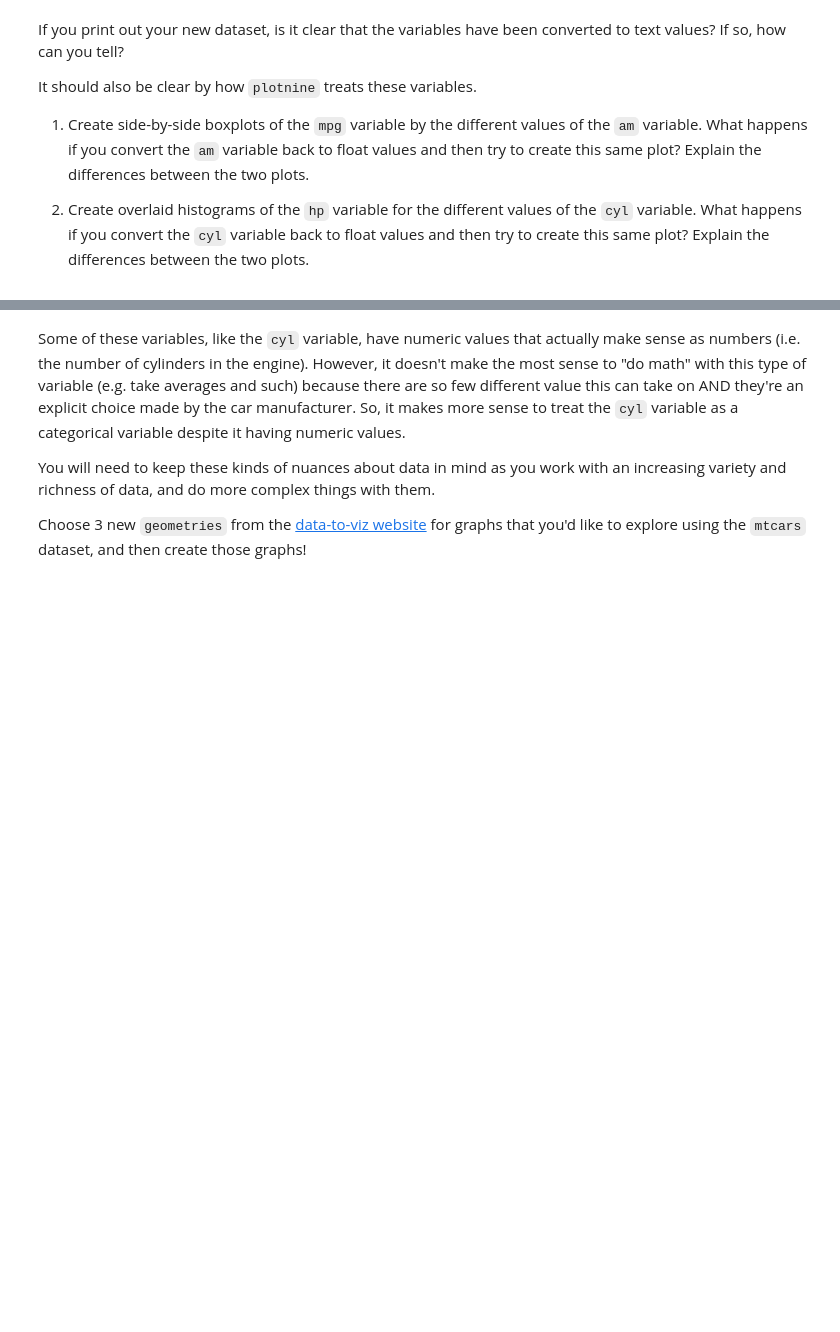
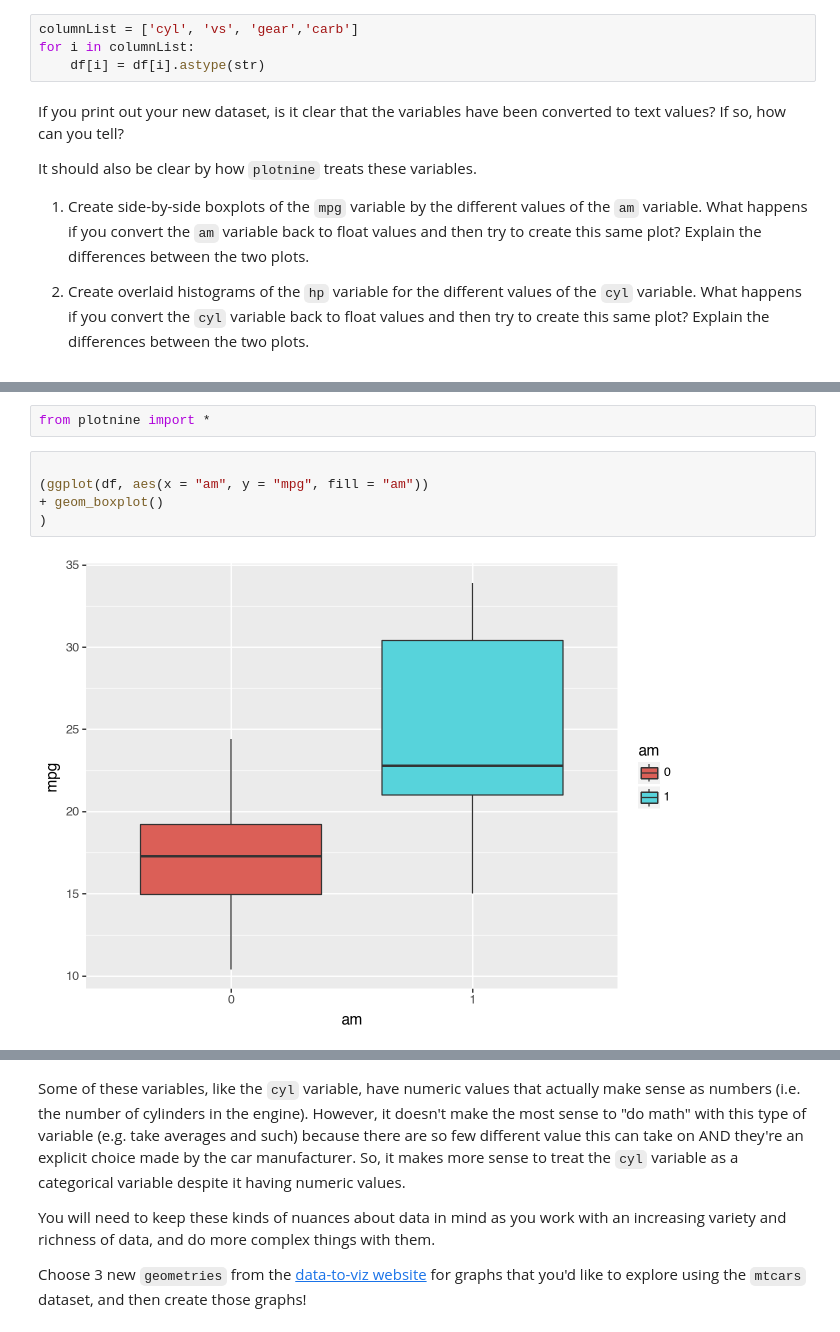
Before and after one commit to whyBenji/Activity-1.3, a Jupyter notebook: JatinActivity1.3.ipynb, the cells around one changed output, grey strips where cells are left out. Drawn from its saved outputs; the diff is of its cells as text; blank space fills up the shorter version.

```diff
--- a/JatinActivity1.3.ipynb
+++ b/JatinActivity1.3.ipynb
@@ -20,6 +39,10 @@ Use the `astype()` method to convert the categorical variables of the `mtcars` (
 df["am"] = df["am"].astype(str)
 
 # Convert the other variables below
+# %%
+columnList = ['cyl', 'vs', 'gear','carb']
+for i in columnList:
+    df[i] = df[i].astype(str)
 # %% [markdown]
 If you print out your new dataset, is it clear that the variables have been converted to text values? If so, how can you tell?
 
@@ -34,0 +75,9 @@ It should also be clear by how `plotnine` treats these variables.
+# %%
+from plotnine import *
+# %%
+
+(ggplot(df, aes(x = "am", y = "mpg", fill = "am"))
++ geom_boxplot()
+)
+# %% [output]
+[figure, added]
```
Also changed, not shown: parts of 13 cells of this notebook, 18 other files.
